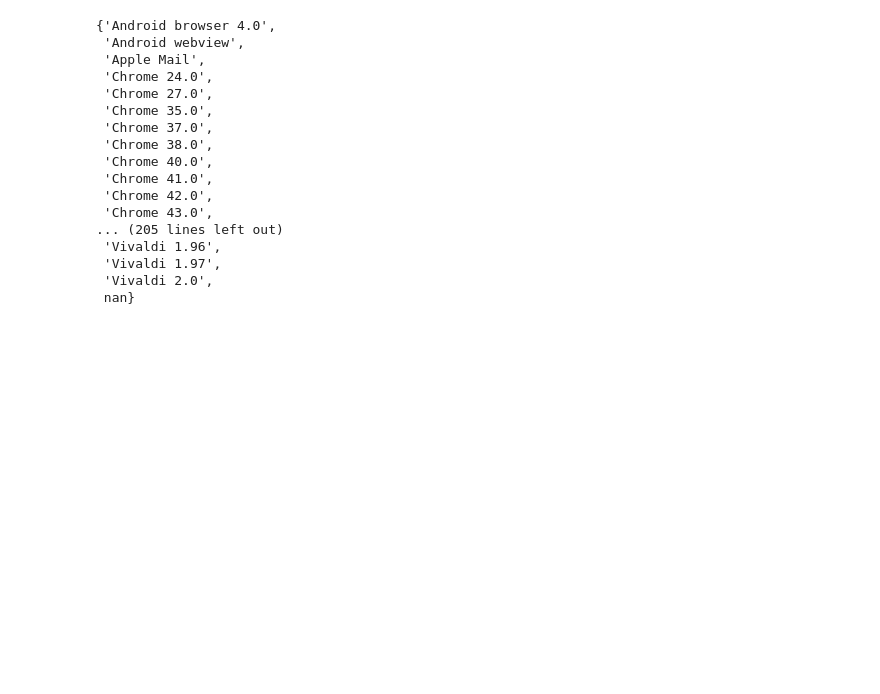
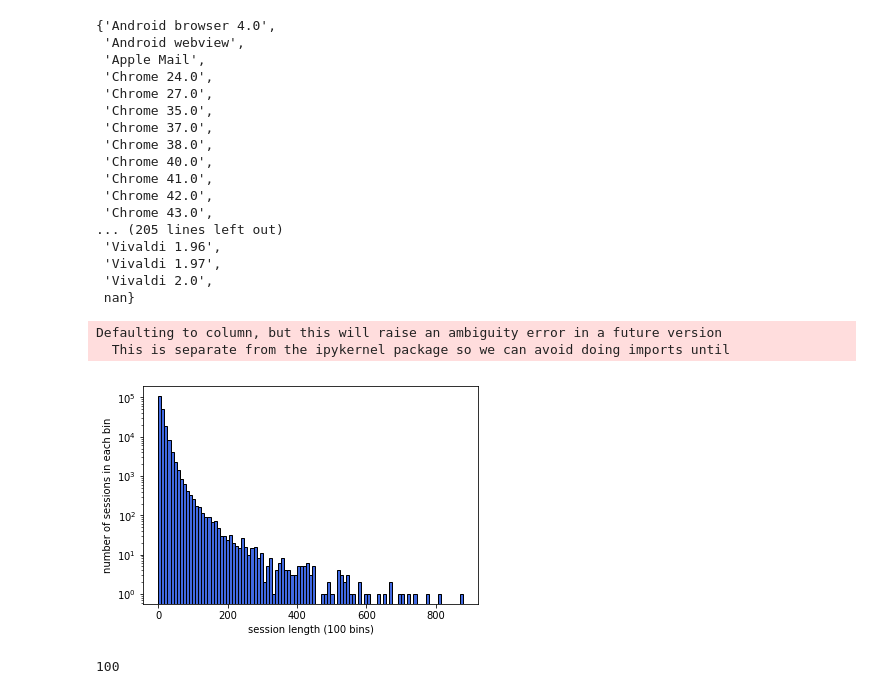
Before and after one commit to ScottishFold007/recsys_telenor, a Jupyter notebook: data_analysis/session_length.ipynb, the cells around one changed output. Cells and saved outputs as stored; diff of their text form; code cells hidden in the pictures; blank space fills up the shorter version.

```diff
--- a/data_analysis/session_length.ipynb
+++ b/data_analysis/session_length.ipynb
@@ -256,3 +259,27 @@ set(t.user_client)
  'Vivaldi 1.97',
  'Vivaldi 2.0',
  nan}
+# %%
+import pickle
+
+s = pickle.load( open( "./cleaned_dataset.p", "rb" ) )
+# %%
+# 10 bins histogram
+
+df = pd.DataFrame({'size':s.groupby('UUID').size()})
+bins = np.linspace(0,df.max(),100)
+n, bins, pathces = plt.hist(x=df.values,bins=bins,log=True,color='royalblue',edgecolor='black')
+#plt.xticks(bins)
+plt.xlabel('session length (100 bins)')
+plt.ylabel('number of sessions in each bin')
+step = bins[1]/2
+#for x,y in zip(bins,n):
+#    plt.text(x+step, (y + 0.1 * y),'%.0f' % y, color='black', ha='center')
+plt.savefig("img/new_session_freq.pdf", bbox_inches='tight')
+plt.show()
+len(bins)
+# %% [output]
+Defaulting to column, but this will raise an ambiguity error in a future version
+  This is separate from the ipykernel package so we can avoid doing imports until
+[figure, added]
+100
```
Also changed, not shown: parts of 5 cells of this notebook, 34 other files.
